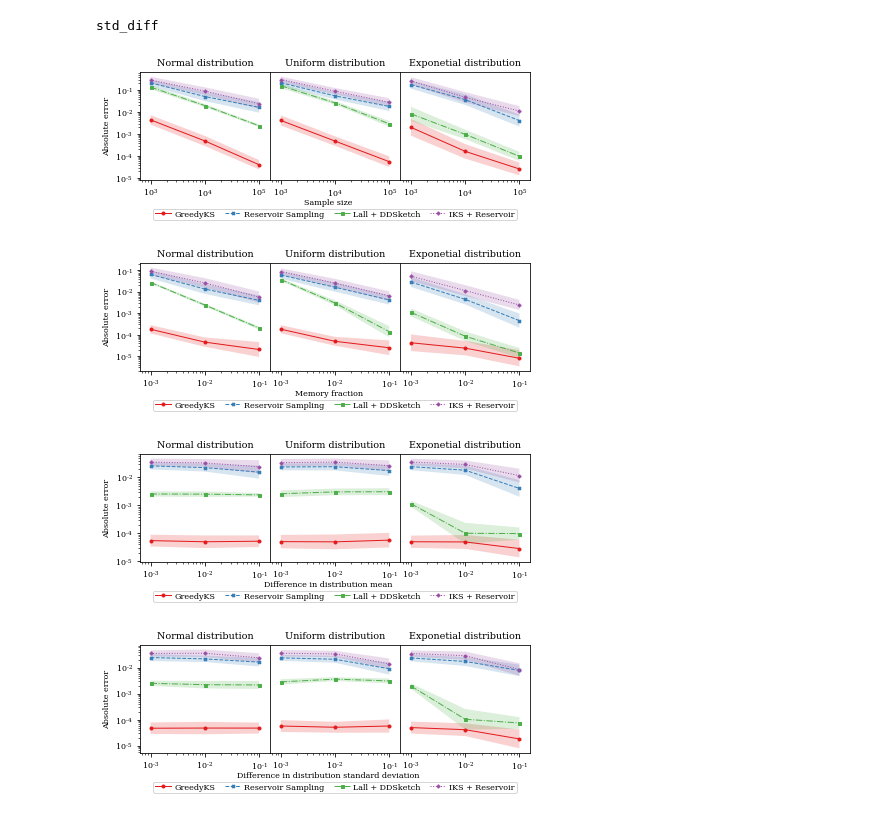
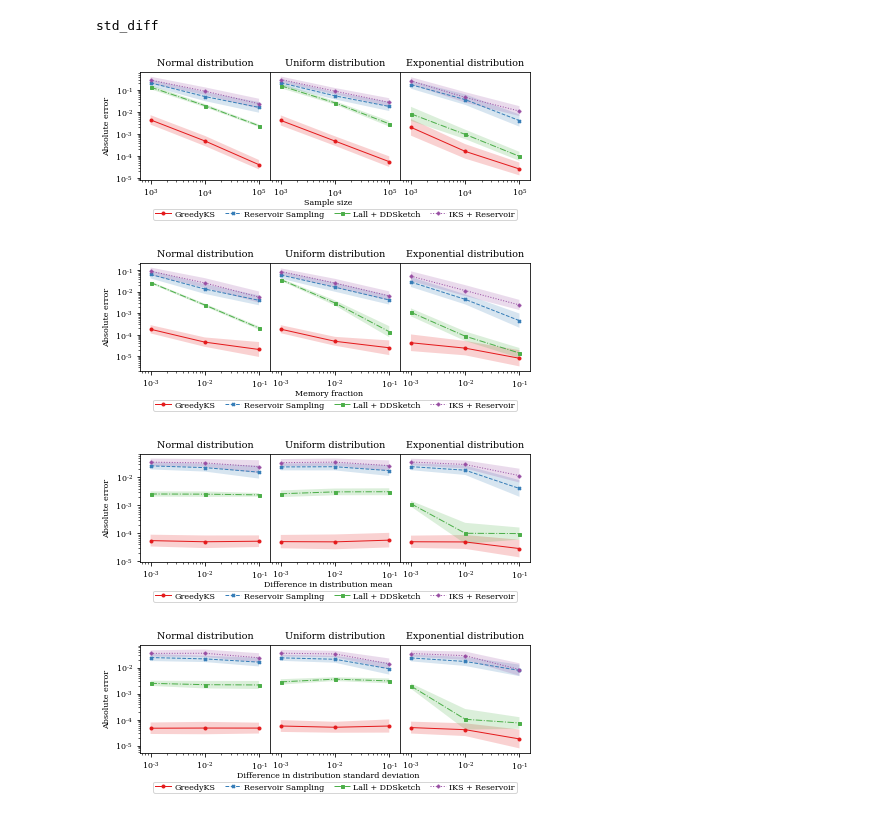
Before and after one commit to moretoknow/greedyks_experiments, a Jupyter notebook: absolute_error.ipynb, the cells around one changed output. Drawn from its saved outputs; the diff is of its cells as text; code cells hidden in the pictures.

Commit message:
Correcting figure title

```diff
--- a/absolute_error.ipynb
+++ b/absolute_error.ipynb
@@ -27,17 +27,17 @@ std_diff
 # %%
 for e in experiments:
 
     results = pd.read_pickle(e[3])
     util.plot_errors(
         results,
-        ['Normal distribution', 'Uniform distribution', 'Exponetial distribution'],
+        ['Normal distribution', 'Uniform distribution', 'Exponential distribution'],
         'Absolute error',
         e[1],
         e[2],
         "./data_pdf_files/abs_error_{}.pdf".format(e[2])
         )
 # %% [output]
-[figure, old version]
+[figure, new version]
-[figure, old version]
+[figure, new version]
-[figure, old version]
+[figure, new version]
-[figure, old version]
+[figure, new version]
```
Also changed, not shown: parts of 2 cells of this notebook.
